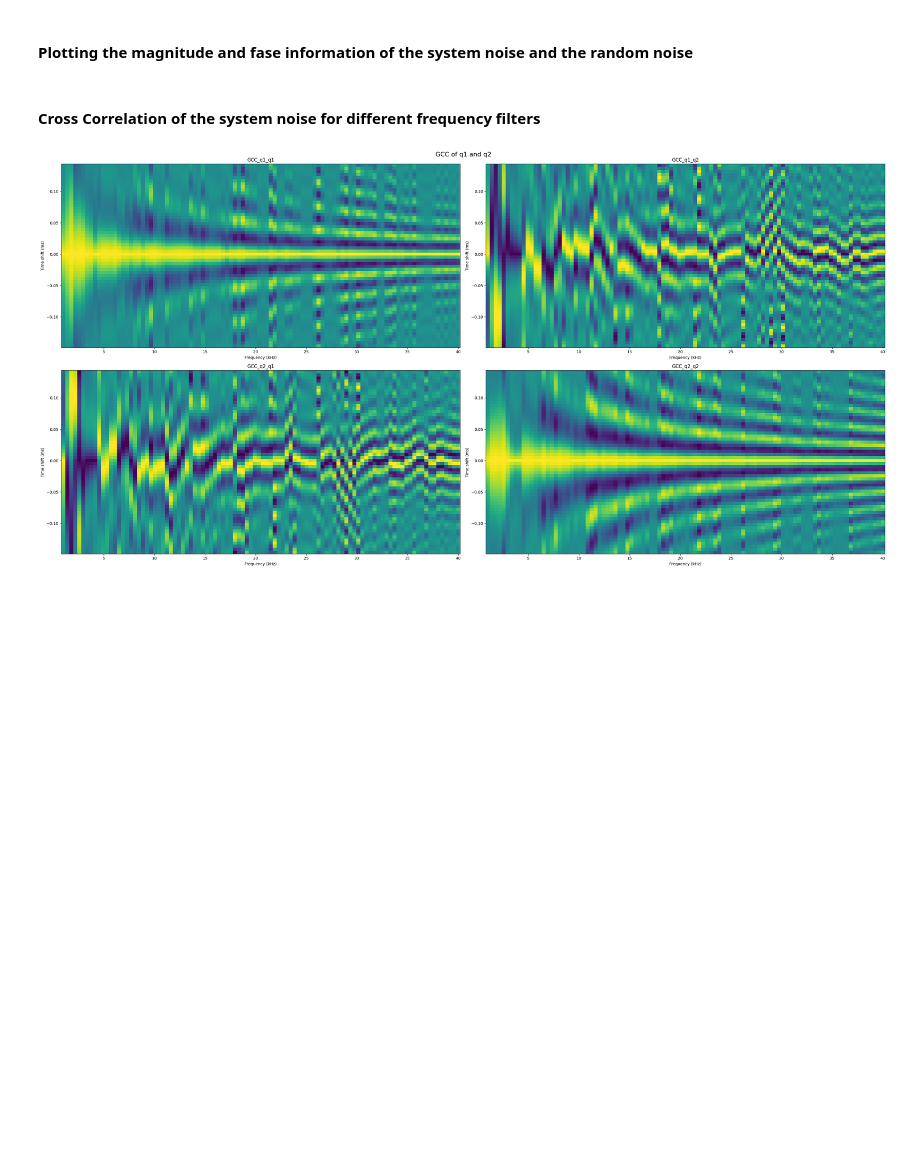
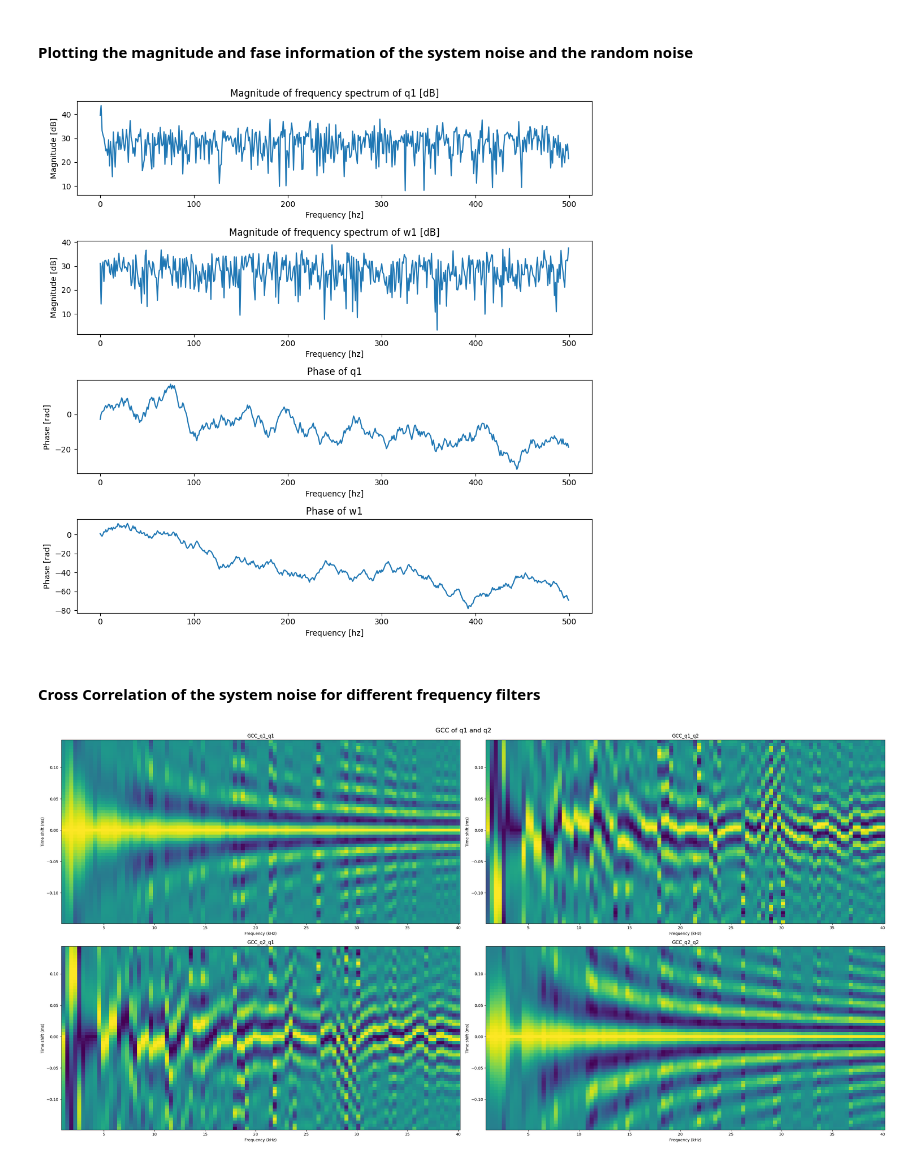
Before and after one commit to malanmyri/Master_project, a Jupyter notebook: model/checking_correlation_frequency_filter_noise.ipynb, the cells around one changed output. Saved outputs shown, nothing was run; the diff lists cells and outputs as text; code cells hidden in the pictures; blank space fills up the shorter version.

```diff
--- a/model/checking_correlation_frequency_filter_noise.ipynb
+++ b/model/checking_correlation_frequency_filter_noise.ipynb
@@ -118,16 +161,36 @@ time_shifts = truncate_time_shift(time_shifts, truncate_length)
 # %% [markdown]
 #### Plotting the magnitude and fase information of the system noise and the random noise
 # %%
-fft_q1 = rfft(q1)
-fft_w1 = rfft(w1)
-
-fig, ax = plt.subplots(2, 2, figsize=(10, 10))
+fft_q1 = rfft(q1)[1:]
+fft_w1 = rfft(w1)[1:]
+fig, ax = plt.subplots(4, 1, figsize=(10, 10))
 
 ax = ax.ravel()
 
 ax[0].plot(np.log10(np.abs(fft_q1))*20)
 ax[0].set_title("Magnitude of frequency spectrum of q1 [dB]")
-ax[0].set_xlabel()
+ax[0].set_xlabel("Frequency [hz]")
+ax[0].set_ylabel("Magnitude [dB]")
+
+ax[1].plot(np.log10(np.abs(fft_w1))*20)
+ax[1].set_title("Magnitude of frequency spectrum of w1 [dB]")
+ax[1].set_xlabel("Frequency [hz]")
+ax[1].set_ylabel("Magnitude [dB]")
+
+
+ax[2].plot(np.unwrap(np.angle(fft_q1)))
+ax[2].set_title("Phase of q1")
+ax[2].set_xlabel("Frequency [hz]")
+ax[2].set_ylabel("Phase [rad]")
+
+ax[3].plot(np.unwrap(np.angle(fft_w1)))
+ax[3].set_title("Phase of w1")
+ax[3].set_xlabel("Frequency [hz]")
+ax[3].set_ylabel("Phase [rad]")
+
+fig.tight_layout()
+# %% [output]
+[figure, added]
 # %% [markdown]
 #### Cross Correlation of the system noise for different frequency filters
 # %%
```
Also changed, not shown: parts of 4 cells of this notebook, 2 other files.
